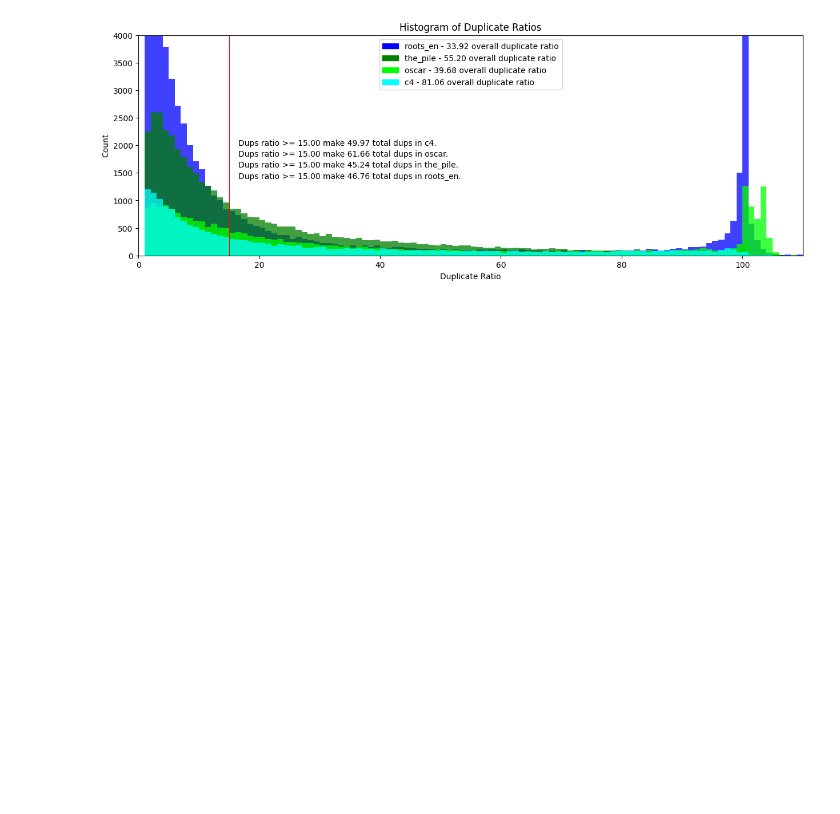
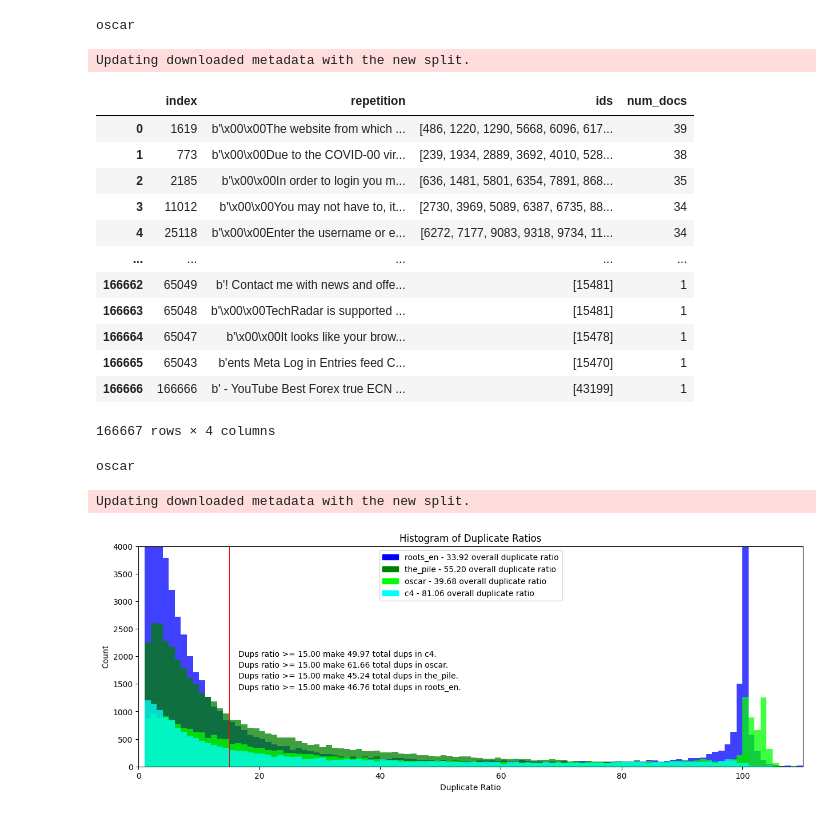
Before and after one commit to huggingface/datablations, a Jupyter notebook: notebooks/dedup_investigation.ipynb, the cells around one changed output. Drawn from its saved outputs; the diff is of its cells as text; code cells hidden in the pictures; blank space fills up the shorter version.

```diff
--- a/notebooks/dedup_investigation.ipynb
+++ b/notebooks/dedup_investigation.ipynb
@@ -207,8 +178,10 @@ repretitions_df.to_csv("/mnt/disks/looking_glass_storage/lumi/dedup/repetitions_
 # %%
+# datasaet_names = ["oscar", "c4", "the_pile", "roots_en"]
+datasaet_names = ["oscar"]
 datasets = {}
 repretitions = {}
 
-for name in ["c4", "roots_en", "the_pile"]:
+for name in datasaet_names:
     print(name)
     ds_df, repetitions_df = get_dfs(name)
     datasets[name] = ds_df
@@ -242,8 +225,25 @@ for name, df in datasets.items():
     print(name)
     ds = Dataset.from_pandas(df)
     ds.push_to_hub("ola13/small-{}-dedup".format(name), private=False, token=os.environ.get("HUGGINGFACE_TOKEN"))
+# %% [output]
+oscar
+Updating downloaded metadata with the new split.
 # %%
-repretitions["c4"].sort_values("num_docs", ascending=False).reset_index()
+repretitions["oscar"].sort_values("num_docs", ascending=False).reset_index()
+# %% [output]
+|  | index | repetition | ids | num_docs |
+| 0 | 1619 | b'\x00\x00The website from which ... | [486, 1220, 1290, 5668, 6096, 617... | 39 |
+| 1 | 773 | b'\x00\x00Due to the COVID-00 vir... | [239, 1934, 2889, 3692, 4010, 528... | 38 |
+| 2 | 2185 | b'\x00\x00In order to login you m... | [636, 1481, 5801, 6354, 7891, 868... | 35 |
+| 3 | 11012 | b'\x00\x00You may not have to, it... | [2730, 3969, 5089, 6387, 6735, 88... | 34 |
+| 4 | 25118 | b'\x00\x00Enter the username or e... | [6272, 7177, 9083, 9318, 9734, 11... | 34 |
+| ... | ... | ... | ... | ... |
+| 166662 | 65049 | b'! Contact me with news and offe... | [15481] | 1 |
+| 166663 | 65048 | b'\x00\x00TechRadar is supported ... | [15481] | 1 |
+| 166664 | 65047 | b'\x00\x00It looks like your brow... | [15478] | 1 |
+| 166665 | 65043 | b'ents Meta Log in Entries feed C... | [15470] | 1 |
+| 166666 | 166666 | b' - YouTube Best Forex true ECN ... | [43199] | 1 |
+166667 rows × 4 columns
 # %%
 for name, df in repretitions.items():
     print(name)
@@ -253,6 +253,9 @@ for name, df in repretitions.items():
         private=False,
         token=os.environ.get("HUGGINGFACE_TOKEN"),
     )
+# %% [output]
+oscar
+Updating downloaded metadata with the new split.
 # %%
 colors = ["blue", "green", "lime", "cyan"]
 
```
Also changed, not shown: parts of 26 cells of this notebook, 2 other files.
